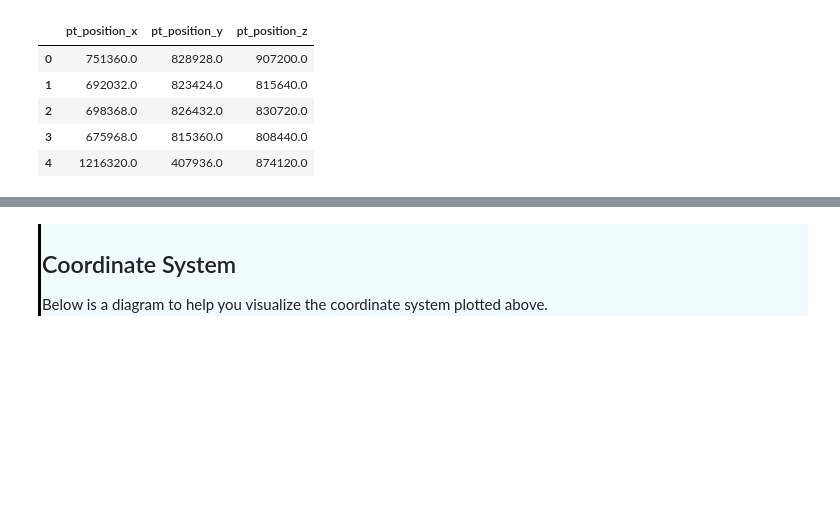
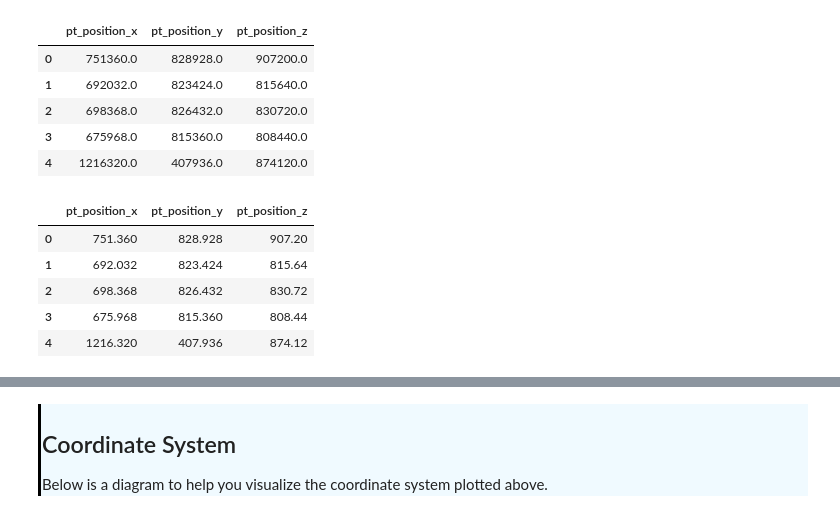
Before and after one commit to AllenInstitute/swdb_2022, a Jupyter notebook: DynamicBrain/EM_Connectome_Intro.ipynb, the cells around one changed output, grey strips where cells are left out. Drawn from its saved outputs; the diff is of its cells as text; code cells hidden in the pictures; blank space fills up the shorter version.

```diff
--- a/DynamicBrain/EM_Connectome_Intro.ipynb
+++ b/DynamicBrain/EM_Connectome_Intro.ipynb
@@ -312,4 +337,19 @@ ext_axon_df[['pt_position_x','pt_position_y', 'pt_position_z']].iloc[0:5]
 | 2 | 698368.0 | 826432.0 | 830720.0 |
 | 3 | 675968.0 | 815360.0 | 808440.0 |
 | 4 | 1216320.0 | 407936.0 | 874120.0 |
+# %%
+# or maybe you don't want such large numbers and would like microns
+# this would be desired_resolution=(1000,1000,1000), resulting in smaller values
+ext_axon_df = client.materialize.query_table('proofreading_status_public_release',
+                                             filter_equal_dict={'status_axon':'extended'},
+                                             split_positions=True,
+                                             desired_resolution=(1000,1000,1000))
+ext_axon_df.head()[['pt_position_x','pt_position_y', 'pt_position_z']]
+# %% [output]
+|  | pt_position_x | pt_position_y | pt_position_z |
+| 0 | 751.360 | 828.928 | 907.20 |
+| 1 | 692.032 | 823.424 | 815.64 |
+| 2 | 698.368 | 826.432 | 830.72 |
+| 3 | 675.968 | 815.360 | 808.44 |
+| 4 | 1216.320 | 407.936 | 874.12 |
 # %%
```
Also changed, not shown: parts of 15 cells of this notebook, 1 other file.
